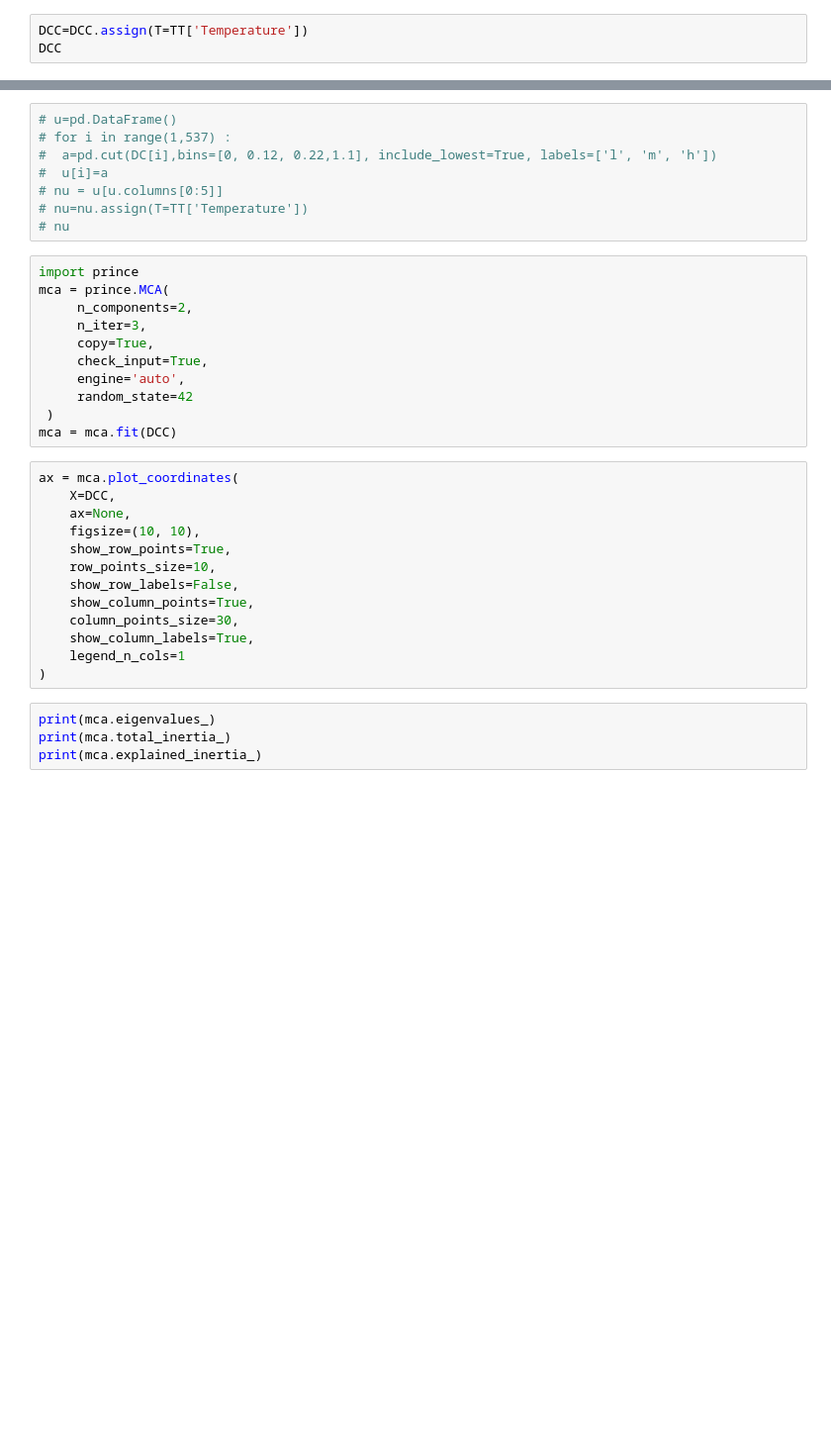
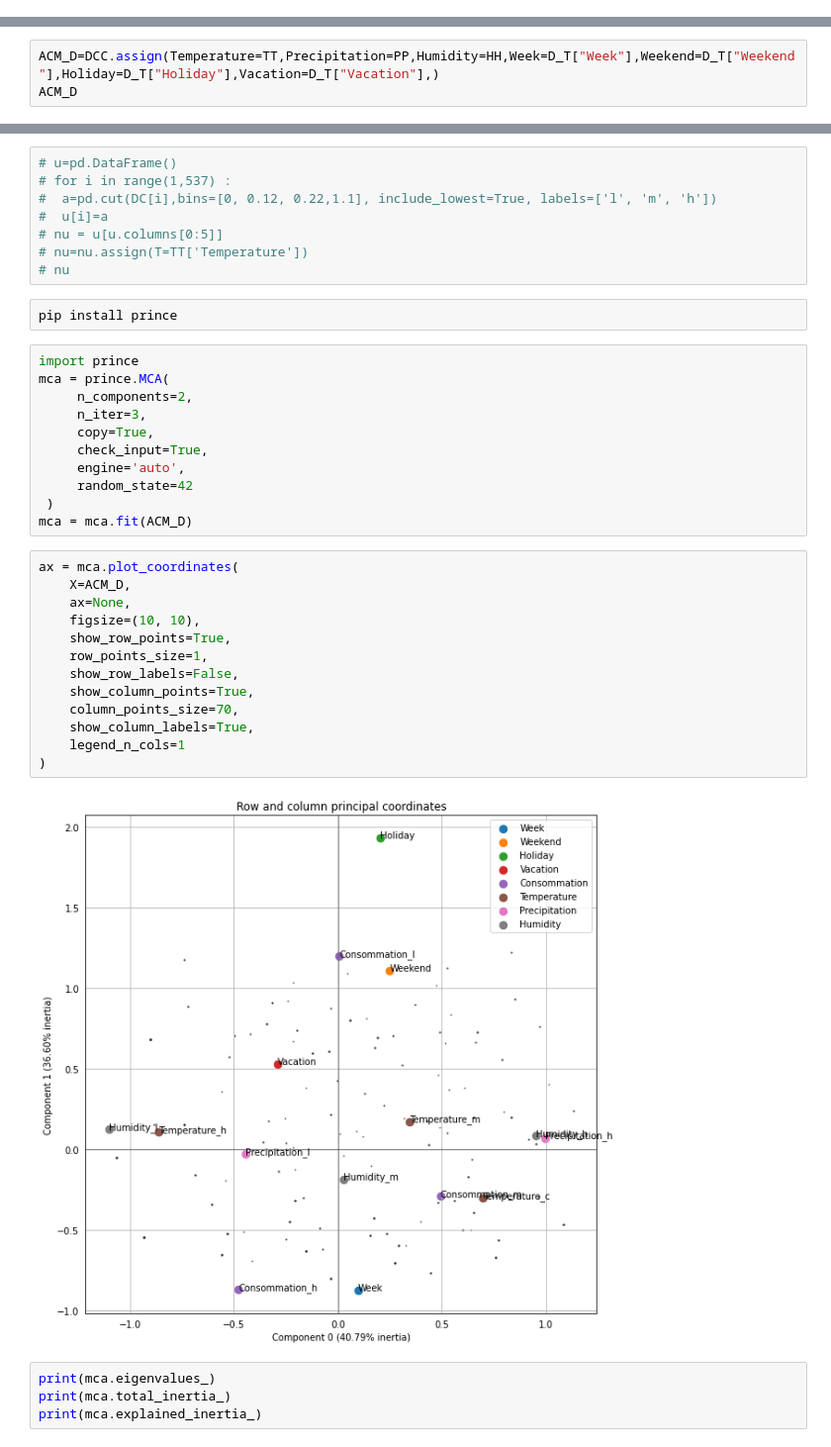
Before and after one commit to forloulhoucine/TER_Analyse-de-donnees-issues-dun-reseau-urbain, a Jupyter notebook: TER.ipynb, the cells around one changed output, grey strips where cells are left out. Shown at 99% size. Saved outputs shown, nothing was run; the diff lists cells and outputs as text; blank space fills up the shorter version.

```diff
--- a/TER.ipynb
+++ b/TER.ipynb
@@ -834,3 +790,0 @@ HH
-# %%
-DCC=DCC.assign(T=TT['Temperature'])
-DCC
@@ -836,0 +807,3 @@ DCC
+# %%
+ACM_D=DCC.assign(Temperature=TT,Precipitation=PP,Humidity=HH,Week=D_T["Week"],Weekend=D_T["Weekend"],Holiday=D_T["Holiday"],Vacation=D_T["Vacation"],)
+ACM_D
@@ -844,6 +831,8 @@ DCC
 # nu = u[u.columns[0:5]]
 # nu=nu.assign(T=TT['Temperature'])
 # nu
+# %%
+pip install prince
 # %%
 import prince
 mca = prince.MCA(
@@ -854,20 +843,22 @@ mca = prince.MCA(
      engine='auto',
      random_state=42
  )
-mca = mca.fit(DCC)
+mca = mca.fit(ACM_D)
 # %%
 ax = mca.plot_coordinates(
-    X=DCC,
+    X=ACM_D,
     ax=None,
     figsize=(10, 10),
     show_row_points=True,
-    row_points_size=10,
+    row_points_size=1,
     show_row_labels=False,
     show_column_points=True,
-    column_points_size=30,
+    column_points_size=70,
     show_column_labels=True,
     legend_n_cols=1
 )
+# %% [output]
+[figure, added]
 # %%
 print(mca.eigenvalues_)
 print(mca.total_inertia_)
```
Also changed, not shown: parts of 6 cells of this notebook.
